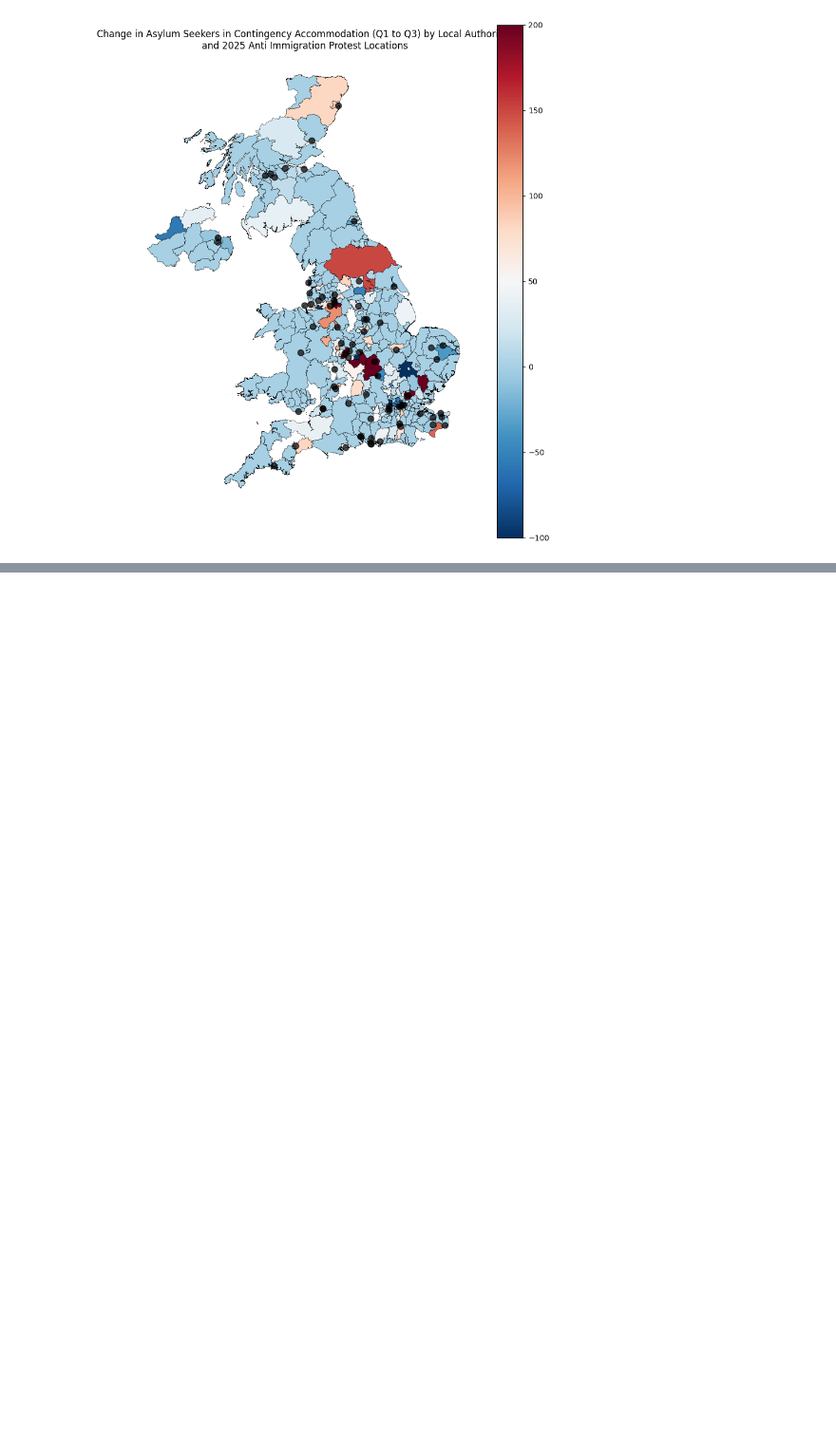
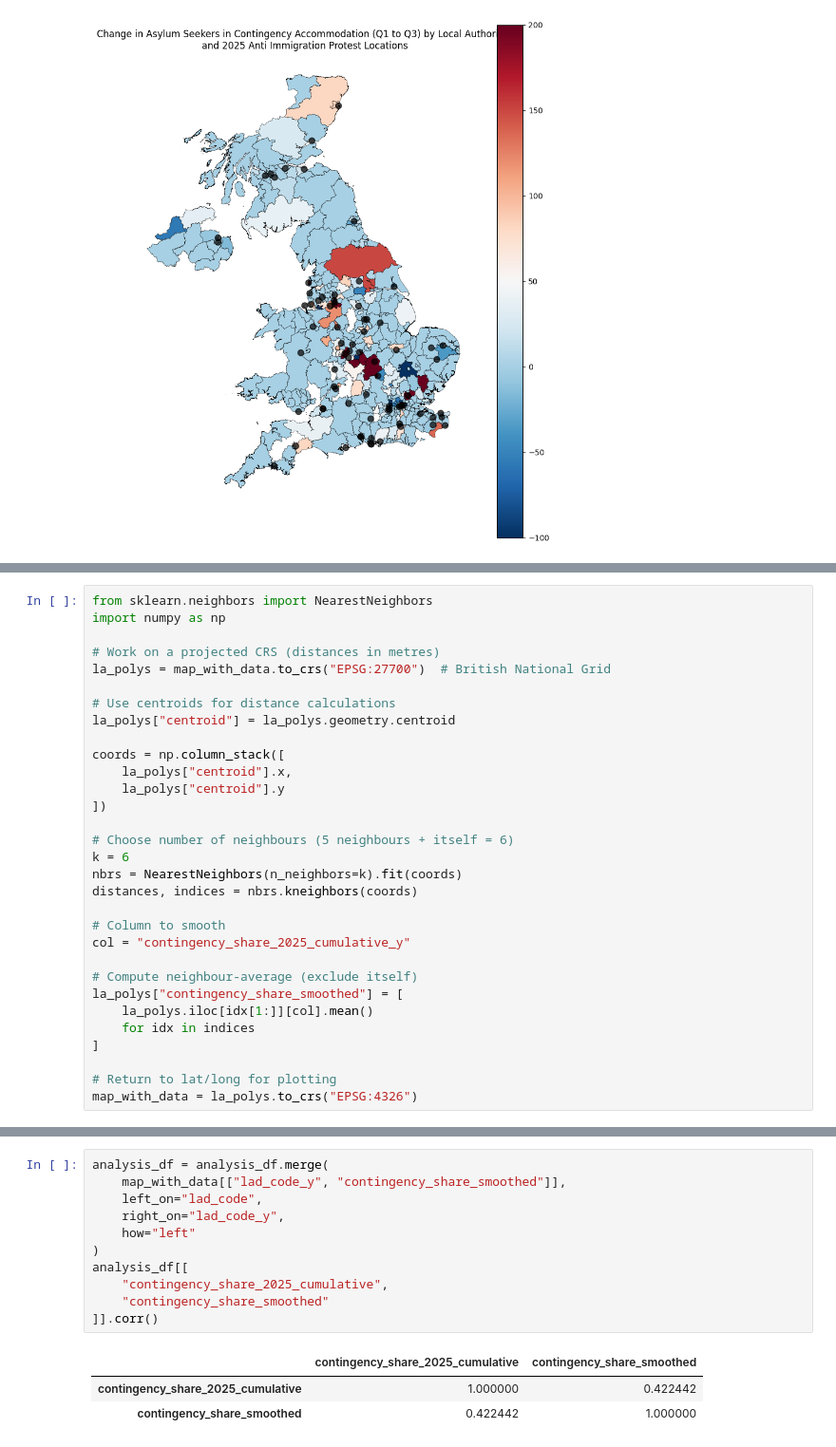
Before and after one commit to awenroberts/QM2-Project, a Jupyter notebook: 2awen_protests_visualisation_final.ipynb, the cells around one changed output, grey strips where cells are left out. Shown at 95% size. Drawn from its saved outputs; the diff is of its cells as text; blank space fills up the shorter version.

```diff
--- a/2awen_protests_visualisation_final.ipynb
+++ b/2awen_protests_visualisation_final.ipynb
@@ -474,0 +591,31 @@ plt.show()
+# %%
+from sklearn.neighbors import NearestNeighbors
+import numpy as np
+
+# Work on a projected CRS (distances in metres)
+la_polys = map_with_data.to_crs("EPSG:27700")  # British National Grid
+
+# Use centroids for distance calculations
+la_polys["centroid"] = la_polys.geometry.centroid
+
+coords = np.column_stack([
+    la_polys["centroid"].x,
+    la_polys["centroid"].y
+])
+
+# Choose number of neighbours (5 neighbours + itself = 6)
+k = 6
+nbrs = NearestNeighbors(n_neighbors=k).fit(coords)
+distances, indices = nbrs.kneighbors(coords)
+
+# Column to smooth
+col = "contingency_share_2025_cumulative_y"
+
+# Compute neighbour-average (exclude itself)
+la_polys["contingency_share_smoothed"] = [
+    la_polys.iloc[idx[1:]][col].mean()
+    for idx in indices
+]
+
+# Return to lat/long for plotting
+map_with_data = la_polys.to_crs("EPSG:4326")
@@ -474,0 +656,15 @@ plt.show()
+# %%
+analysis_df = analysis_df.merge(
+    map_with_data[["lad_code_y", "contingency_share_smoothed"]],
+    left_on="lad_code",
+    right_on="lad_code_y",
+    how="left"
+)
+analysis_df[[
+    "contingency_share_2025_cumulative",
+    "contingency_share_smoothed"
+]].corr()
+# %% [output]
+|  | contingency_share_2025_cumulative | contingency_share_smoothed |
+| contingency_share_2025_cumulative | 1.000000 | 0.422442 |
+| contingency_share_smoothed | 0.422442 | 1.000000 |
```
Also changed, not shown: parts of 13 cells of this notebook.
